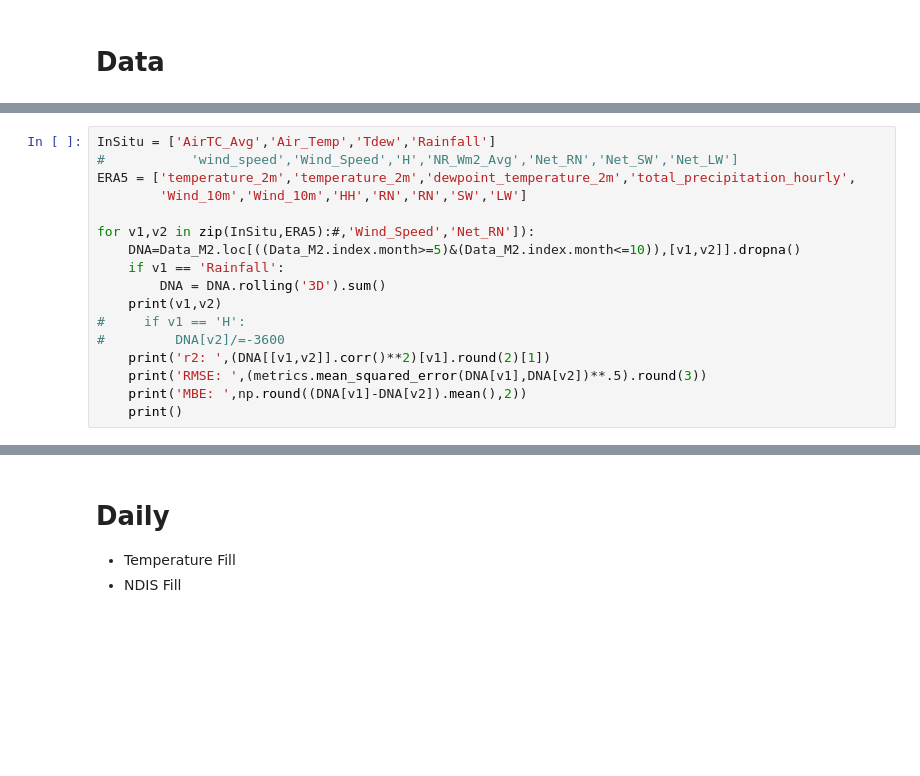
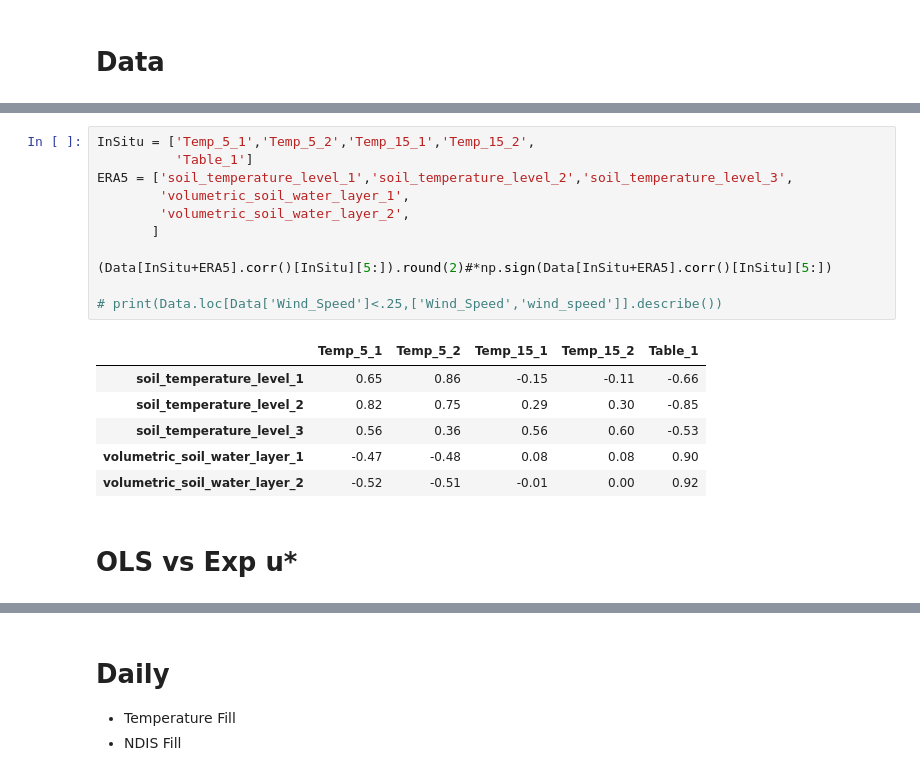
Before and after one commit to June-Skeeter/FishIsland_Flux_Analysis, a Jupyter notebook: FluxProcessing/FishIsland_AWS_Temporal_Upscale.ipynb, the cells around one changed output, grey strips where cells are left out. Drawn from its saved outputs; the diff is of its cells as text; blank space fills up the shorter version.

```diff
--- a/FluxProcessing/FishIsland_AWS_Temporal_Upscale.ipynb
+++ b/FluxProcessing/FishIsland_AWS_Temporal_Upscale.ipynb
@@ -553,17 +166,0 @@ Index(['date', 'dewpoint_temperature_2m', 'snow_cover',
-# %%
-InSitu = ['AirTC_Avg','Air_Temp','Tdew','Rainfall']
-#           'wind_speed','Wind_Speed','H','NR_Wm2_Avg','Net_RN','Net_SW','Net_LW']
-ERA5 = ['temperature_2m','temperature_2m','dewpoint_temperature_2m','total_precipitation_hourly',
-        'Wind_10m','Wind_10m','HH','RN','RN','SW','LW']
-
-for v1,v2 in zip(InSitu,ERA5):#,'Wind_Speed','Net_RN']):
-    DNA=Data_M2.loc[((Data_M2.index.month>=5)&(Data_M2.index.month<=10)),[v1,v2]].dropna()
-    if v1 == 'Rainfall':
-        DNA = DNA.rolling('3D').sum()
-    print(v1,v2)
-#     if v1 == 'H':
-#         DNA[v2]/=-3600
-    print('r2: ',(DNA[[v1,v2]].corr()**2)[v1].round(2)[1])
-    print('RMSE: ',(metrics.mean_squared_error(DNA[v1],DNA[v2])**.5).round(3))
-    print('MBE: ',np.round((DNA[v1]-DNA[v2]).mean(),2))
-    print()
@@ -733,0 +747,20 @@ Data['MM-DD'] = Data.index.strftime('%m-%d')
+# %%
+InSitu = ['Temp_5_1','Temp_5_2','Temp_15_1','Temp_15_2',
+          'Table_1']
+ERA5 = ['soil_temperature_level_1','soil_temperature_level_2','soil_temperature_level_3',
+        'volumetric_soil_water_layer_1',
+        'volumetric_soil_water_layer_2',
+       ]
+
+(Data[InSitu+ERA5].corr()[InSitu][5:]).round(2)#*np.sign(Data[InSitu+ERA5].corr()[InSitu][5:])
+
+# print(Data.loc[Data['Wind_Speed']<.25,['Wind_Speed','wind_speed']].describe())
+# %% [output]
+|  | Temp_5_1 | Temp_5_2 | Temp_15_1 | Temp_15_2 | Table_1 |
+| soil_temperature_level_1 | 0.65 | 0.86 | -0.15 | -0.11 | -0.66 |
+| soil_temperature_level_2 | 0.82 | 0.75 | 0.29 | 0.30 | -0.85 |
+| soil_temperature_level_3 | 0.56 | 0.36 | 0.56 | 0.60 | -0.53 |
+| volumetric_soil_water_layer_1 | -0.47 | -0.48 | 0.08 | 0.08 | 0.90 |
+| volumetric_soil_water_layer_2 | -0.52 | -0.51 | -0.01 | 0.00 | 0.92 |
+# %% [markdown]
+# OLS vs Exp u*
```
Also changed, not shown: parts of 101 cells of this notebook, 9 other files.
